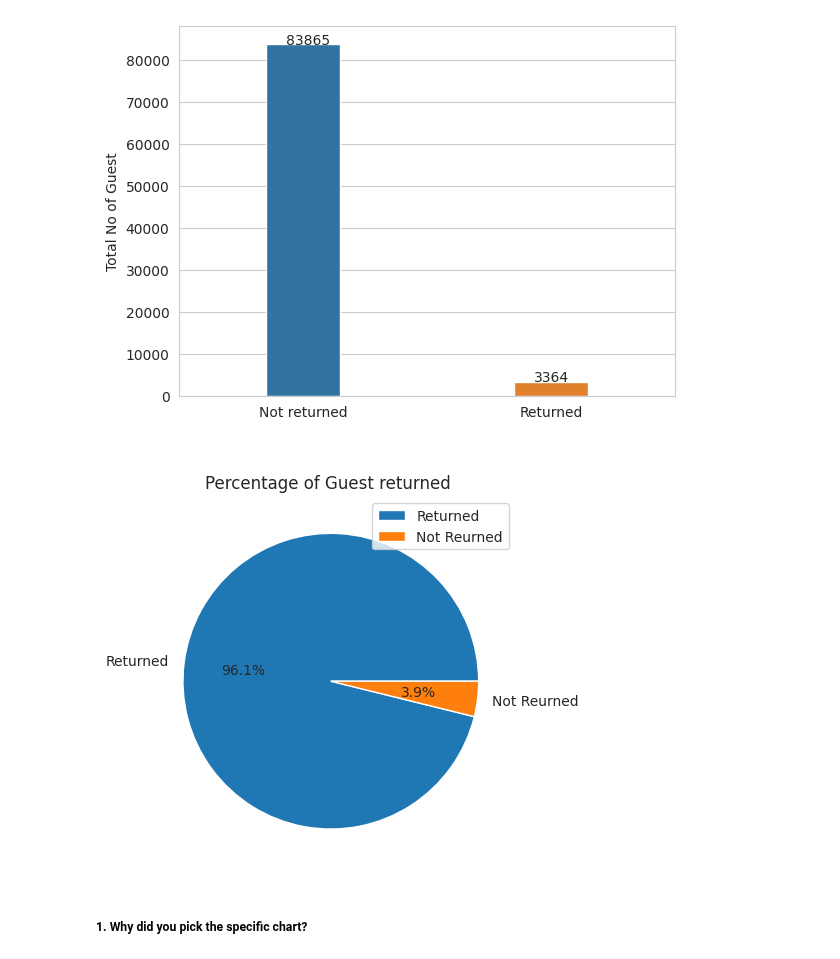
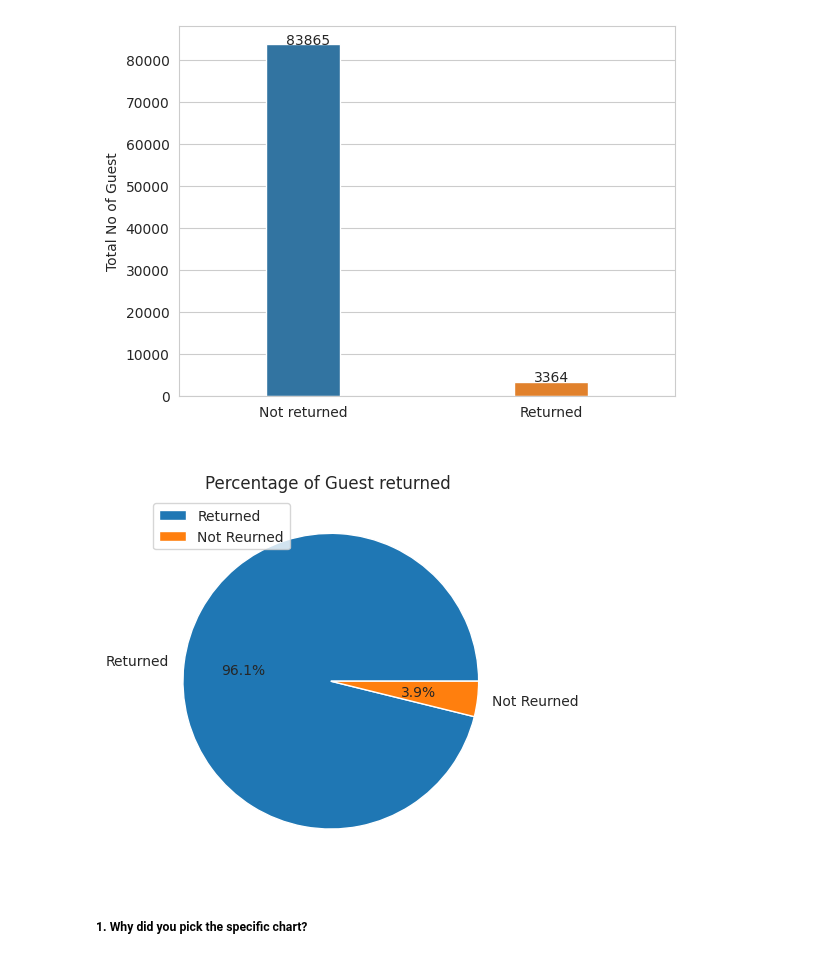
Before and after one commit to Hrishik-D/CapstoneProject_EDA_Hotel_Analysis, a Jupyter notebook: EDA_Hotel_Analysis_Individual.ipynb, the cells around one changed output. Saved outputs shown, nothing was run; the diff lists cells and outputs as text; code cells hidden in the pictures.

```diff
--- a/EDA_Hotel_Analysis_Individual.ipynb
+++ b/EDA_Hotel_Analysis_Individual.ipynb
@@ -833,10 +842,10 @@ plt.show()
 # %%
 plt.pie(c13['is_repeated_guest'], labels =['Returned','Not Reurned'], autopct = "%0.1f%%")
 plt.title("Percentage of Guest returned ")
-plt.legend(loc =  'best ')
+plt.legend(loc =  'upper left')
 plt.show()
 # %% [output]
-[figure, old version]
+[figure, new version]
 # %% [markdown]
 ##### 1. Why did you pick the specific chart?
 # %% [markdown]
```
Also changed, not shown: parts of 16 cells of this notebook.
